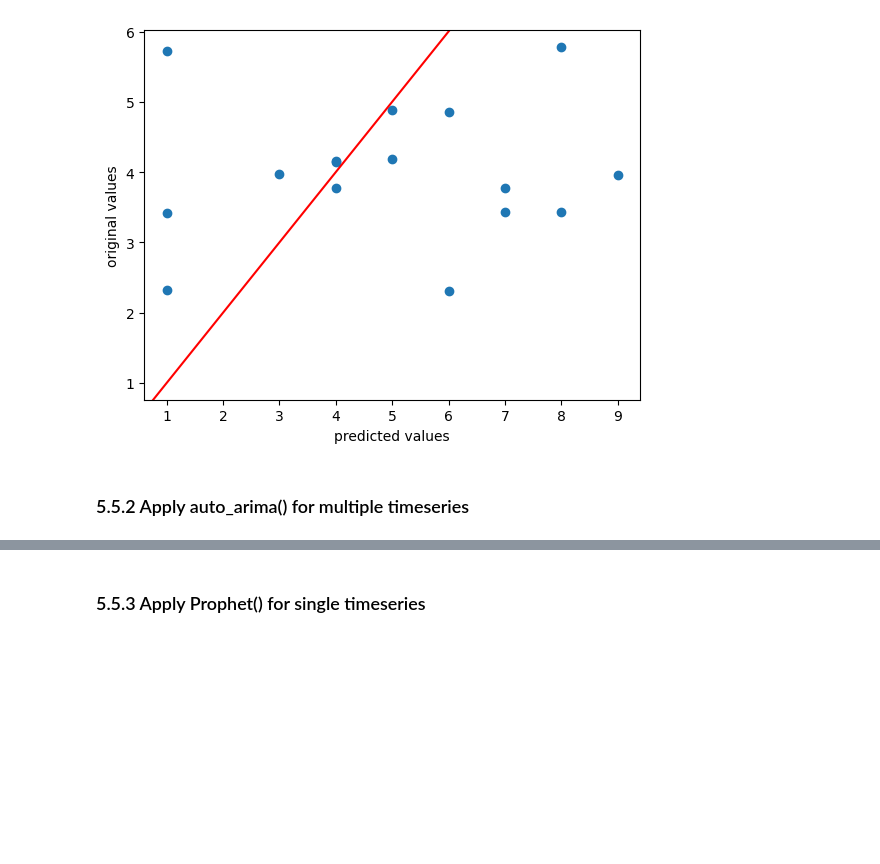
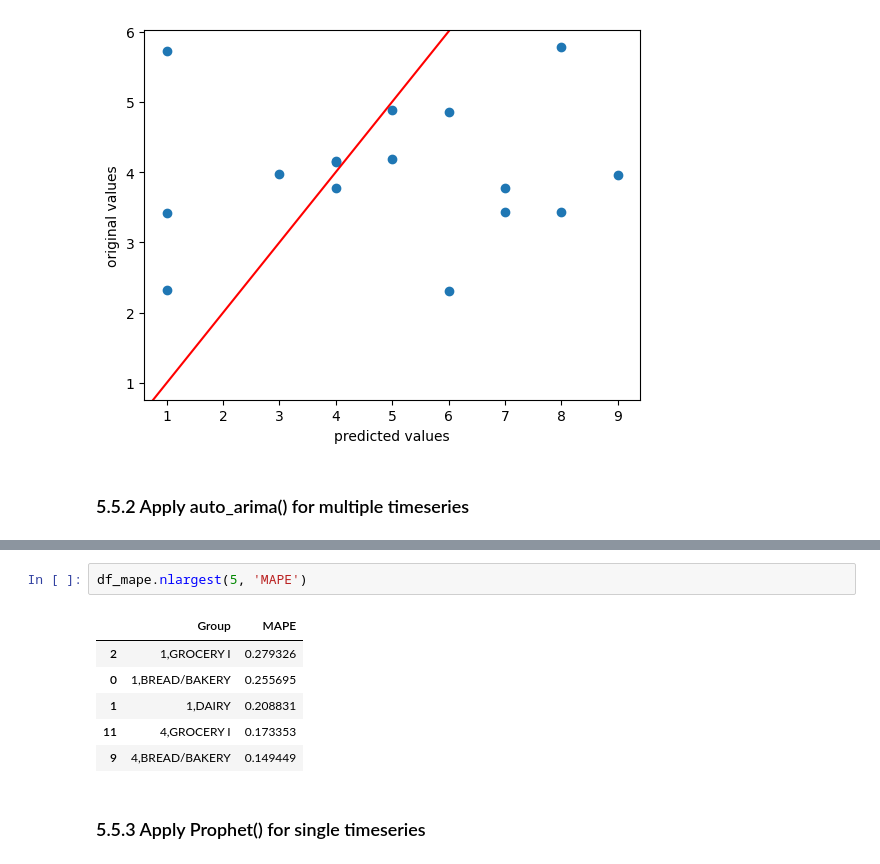
Before and after one commit to zxie9/Capstone-Project-Two, a Jupyter notebook: Notebooks/5. Modeling.ipynb, the cells around one changed output, grey strips where cells are left out. Saved outputs shown, nothing was run; the diff lists cells and outputs as text; blank space fills up the shorter version.

```diff
--- a/Notebooks/5. Modeling.ipynb
+++ b/Notebooks/5. Modeling.ipynb
@@ -351,3 +283,12 @@ Name: 1,BOOKS, dtype: float64
+# %%
+df_mape.nlargest(5, 'MAPE')
+# %% [output]
+|  | Group | MAPE |
+| 2 | 1,GROCERY I | 0.279326 |
+| 0 | 1,BREAD/BAKERY | 0.255695 |
+| 1 | 1,DAIRY | 0.208831 |
+| 11 | 4,GROCERY I | 0.173353 |
+| 9 | 4,BREAD/BAKERY | 0.149449 |
 # %% [markdown]
 ### 5.5.3 Apply Prophet() for single timeseries<a id='5.5.3'></a>
 # %%
```
Also changed, not shown: parts of 14 cells of this notebook.
